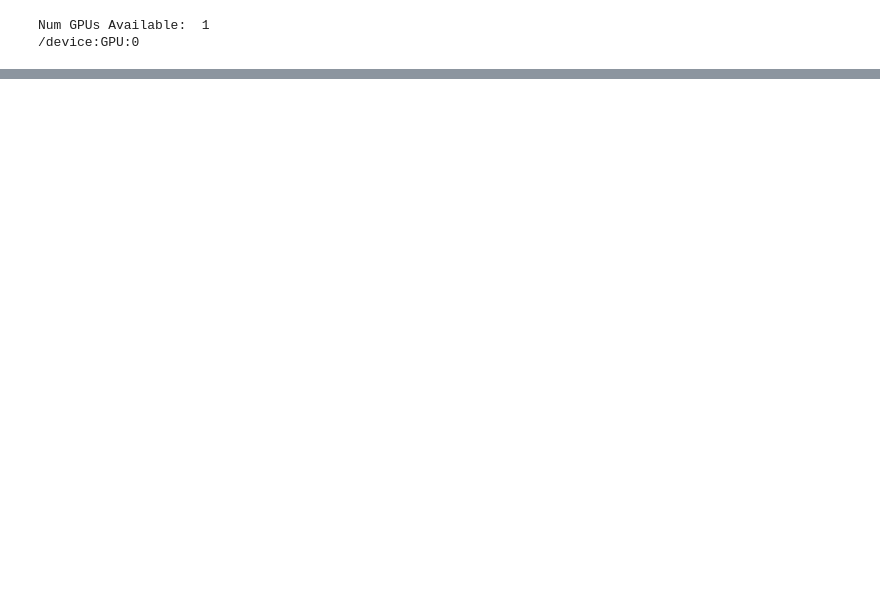
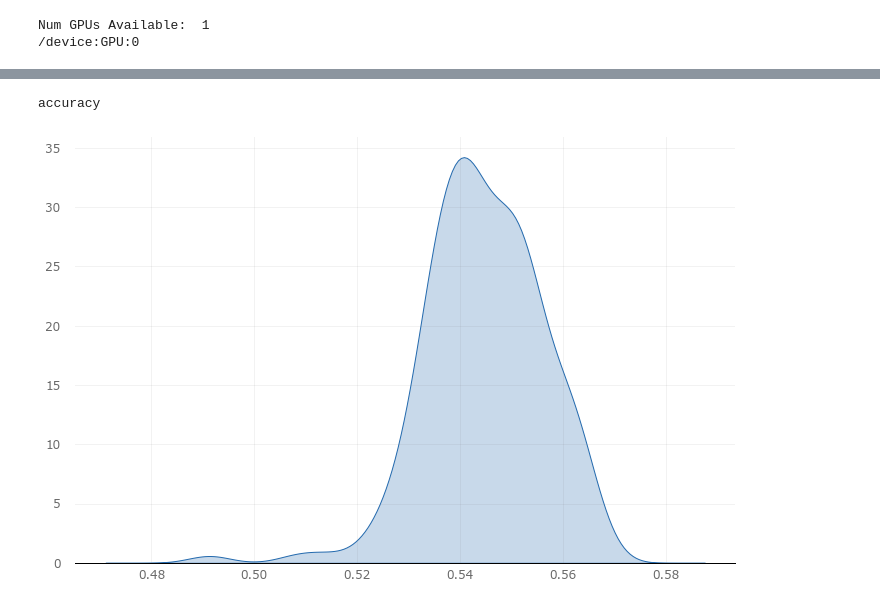
Before and after one commit to Yamamuen/CQF_final_project, a Jupyter notebook: DL.ipynb, the cells around one changed output, grey strips where cells are left out. Saved outputs shown, nothing was run; the diff lists cells and outputs as text; code cells hidden in the pictures; blank space fills up the shorter version.

```diff
--- a/DL.ipynb
+++ b/DL.ipynb
@@ -214,19 +167,18 @@ class_weight
 # %%
-%%time
+
 # Defining parameters considered in the hyperparameter tuning
-params = {'lr': [1e-2, 1e-3, 1e-4],
-        'u1': [64,128, 256],
-        'u2': [64,128, 256],
-        'u3': [64,128, 256],
-        'dropout': [0.3, 0.5, 0.8],
-        'batch_size': [32, 64, 256],
-        'epochs': [25,50],
-        'optimizer': ['Adam','Nadam'],
-        'activation': ['leakyrelu','relu'],
-        'dense_neurons': [8, 32, 64],
+params = {'lr': [1e-2,1e-3, 1e-4],
+        'u1': [128,256],
+        'u2': [128,256],
+        'dropout': [0.3, 0.5],
+        'batch_size': [32,64, 256],
+        'epochs': [100],
+        'optimizer': ['Adam'],
+        'activation': ['relu','elu'],
+        'dense_neurons': [32, 64],
         'window': [21,50,200],
         }
 
 # Scanning for best hyperparameters with Talos
-scan = talos.Scan(x = x_train, y = y_train, x_val = x_test, y_val = y_test, params = params, model = lstm_model,experiment_name = 'lstm_model_val')
+scan = talos.Scan(x = x_train, y = y_train, x_val = x_test, y_val = y_test, params = params, model = lstm_model,experiment_name = 'lstm_model_val2', fraction_limit = 0.2)
 # %% [output]
@@ -257,0 +407,7 @@ KeyboardInterrupt:
+# %%
+# talos.Analyze(scan).best_params('val_loss',[])
+print('accuracy')
+talos.Analyze(scan).plot_kde('accuracy')
+# %% [output]
+accuracy
+[figure, added]
```
Also changed, not shown: parts of 40 cells of this notebook, 27 other files.
